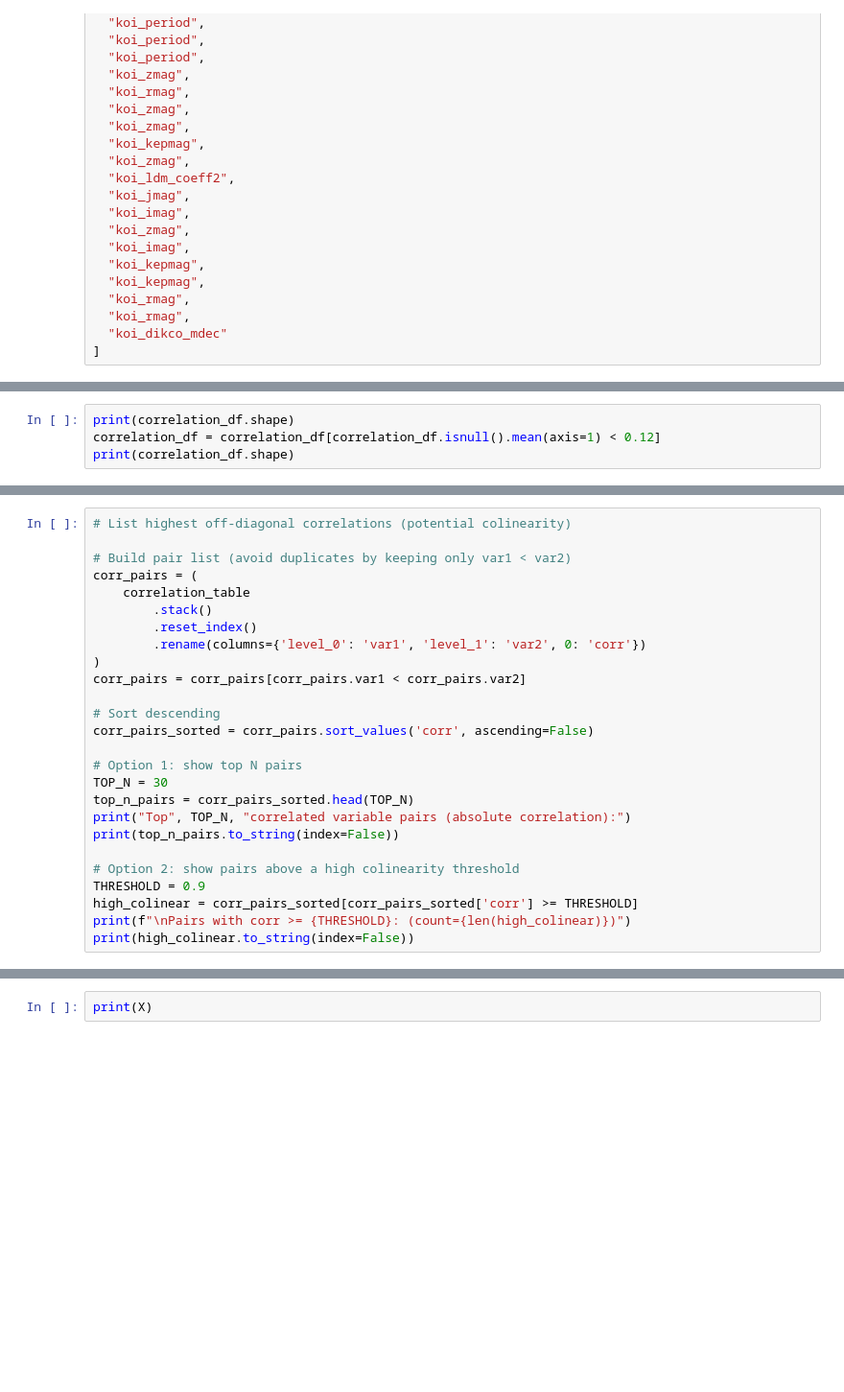
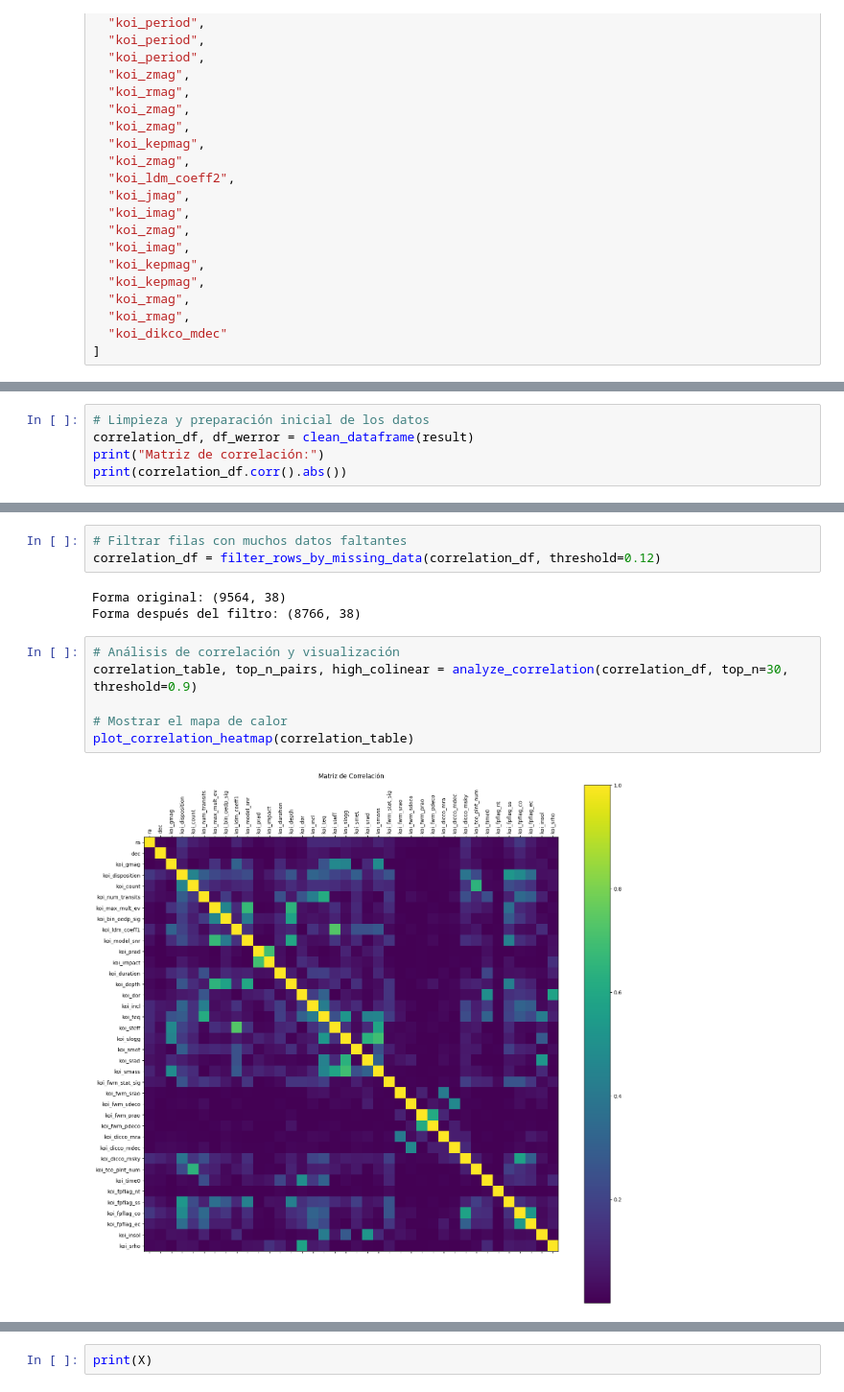
Before and after one commit to LeAle4/NasaSpaceApps2025, a Jupyter notebook: Modelo/main.ipynb, the cells around one changed output, grey strips where cells are left out. Shown at 96% size. Saved outputs shown, nothing was run; the diff lists cells and outputs as text; blank space fills up the shorter version.

```diff
--- a/Modelo/main.ipynb
+++ b/Modelo/main.ipynb
@@ -245,4 +225,0 @@ koi_srho          1.000000
-# %%
-print(correlation_df.shape)
-correlation_df = correlation_df[correlation_df.isnull().mean(axis=1) < 0.12]
-print(correlation_df.shape)
@@ -270,26 +225,0 @@ plt.show()
-# %%
-# List highest off‑diagonal correlations (potential colinearity)
-
-# Build pair list (avoid duplicates by keeping only var1 < var2)
-corr_pairs = (
-    correlation_table
-        .stack()
-        .reset_index()
-        .rename(columns={'level_0': 'var1', 'level_1': 'var2', 0: 'corr'})
-)
-corr_pairs = corr_pairs[corr_pairs.var1 < corr_pairs.var2]
-
-# Sort descending
-corr_pairs_sorted = corr_pairs.sort_values('corr', ascending=False)
-
-# Option 1: show top N pairs
-TOP_N = 30
-top_n_pairs = corr_pairs_sorted.head(TOP_N)
-print("Top", TOP_N, "correlated variable pairs (absolute correlation):")
-print(top_n_pairs.to_string(index=False))
-
-# Option 2: show pairs above a high colinearity threshold
-THRESHOLD = 0.9
-high_colinear = corr_pairs_sorted[corr_pairs_sorted['corr'] >= THRESHOLD]
-print(f"\nPairs with corr >= {THRESHOLD}: (count={len(high_colinear)})")
-print(high_colinear.to_string(index=False))
@@ -336,0 +647,5 @@ Name: koi_disposition, Length: 8766, dtype: int64
+# %%
+# Limpieza y preparación inicial de los datos
+correlation_df, df_werror = clean_dataframe(result)
+print("Matriz de correlación:")
+print(correlation_df.corr().abs())
@@ -336,0 +670,14 @@ Name: koi_disposition, Length: 8766, dtype: int64
+# %%
+# Filtrar filas con muchos datos faltantes
+correlation_df = filter_rows_by_missing_data(correlation_df, threshold=0.12)
+# %% [output]
+Forma original: (9564, 38)
+Forma después del filtro: (8766, 38)
+# %%
+# Análisis de correlación y visualización
+correlation_table, top_n_pairs, high_colinear = analyze_correlation(correlation_df, top_n=30, threshold=0.9)
+
+# Mostrar el mapa de calor
+plot_correlation_heatmap(correlation_table)
+# %% [output]
+[figure, added]
```
Also changed, not shown: parts of 24 cells of this notebook, 11 other files.
